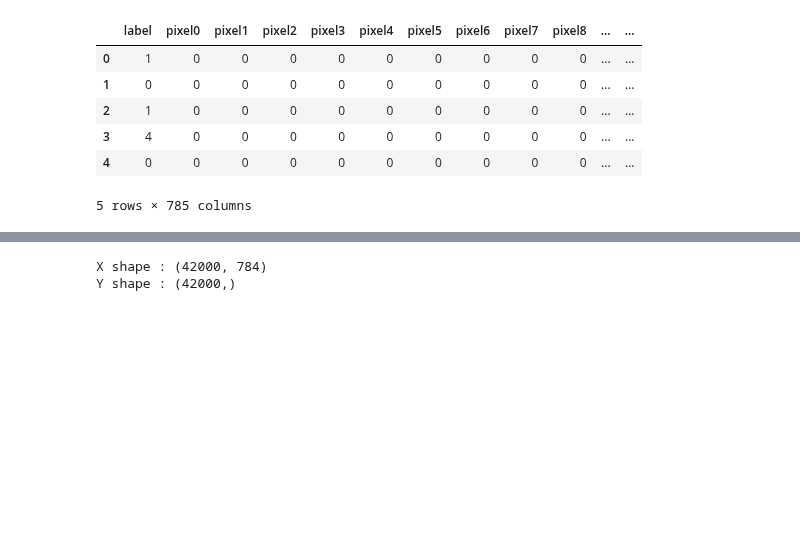
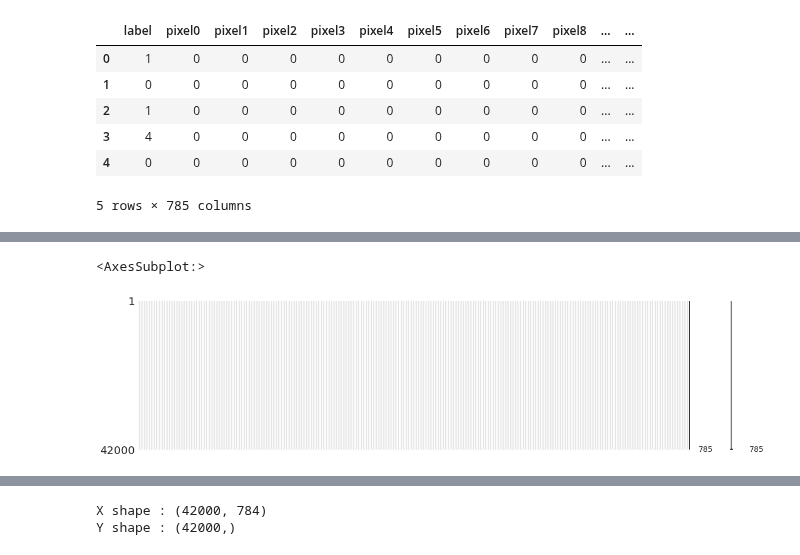
Before and after one commit to jerife/Kaggle, a Jupyter notebook: 10 Digit Recognizer.ipynb, the cells around one changed output, grey strips where cells are left out. Saved outputs shown, nothing was run; the diff lists cells and outputs as text; code cells hidden in the pictures; blank space fills up the shorter version.

```diff
--- a/10 Digit Recognizer.ipynb
+++ b/10 Digit Recognizer.ipynb
@@ -50,0 +143,5 @@ train_df.head()
+# %%
+msno.matrix(df=train_df.iloc[:,:],figsize=(20,5),color=Greys_palette[8])
+# %% [output]
+<AxesSubplot:>
+[figure, added]
```
Also changed, not shown: parts of 45 cells of this notebook.
